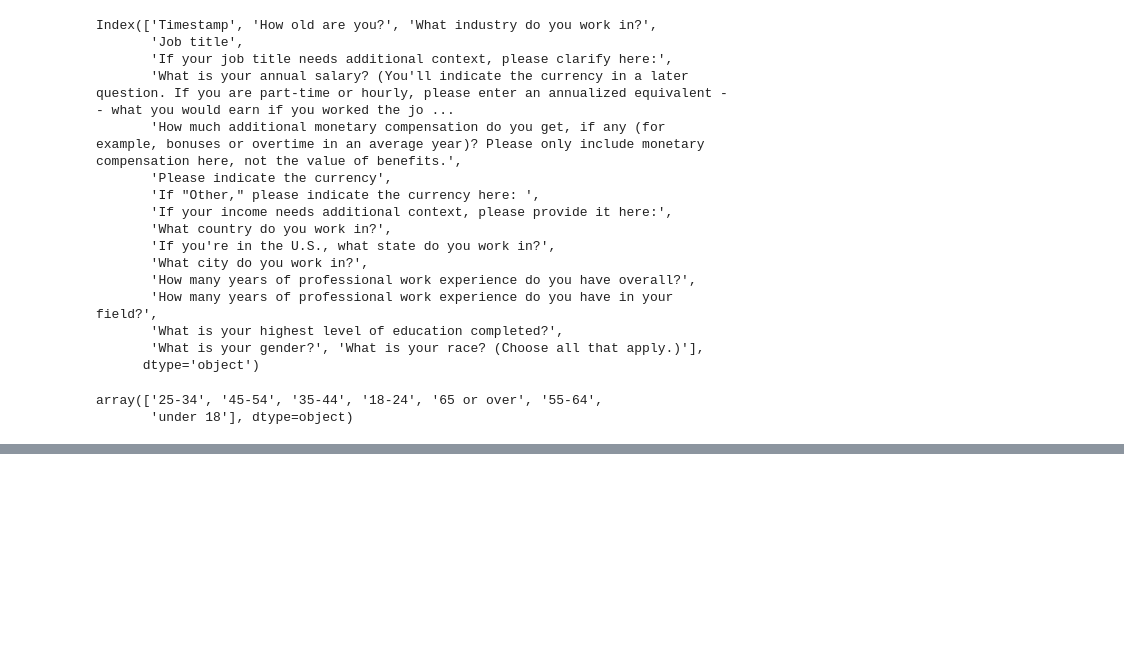
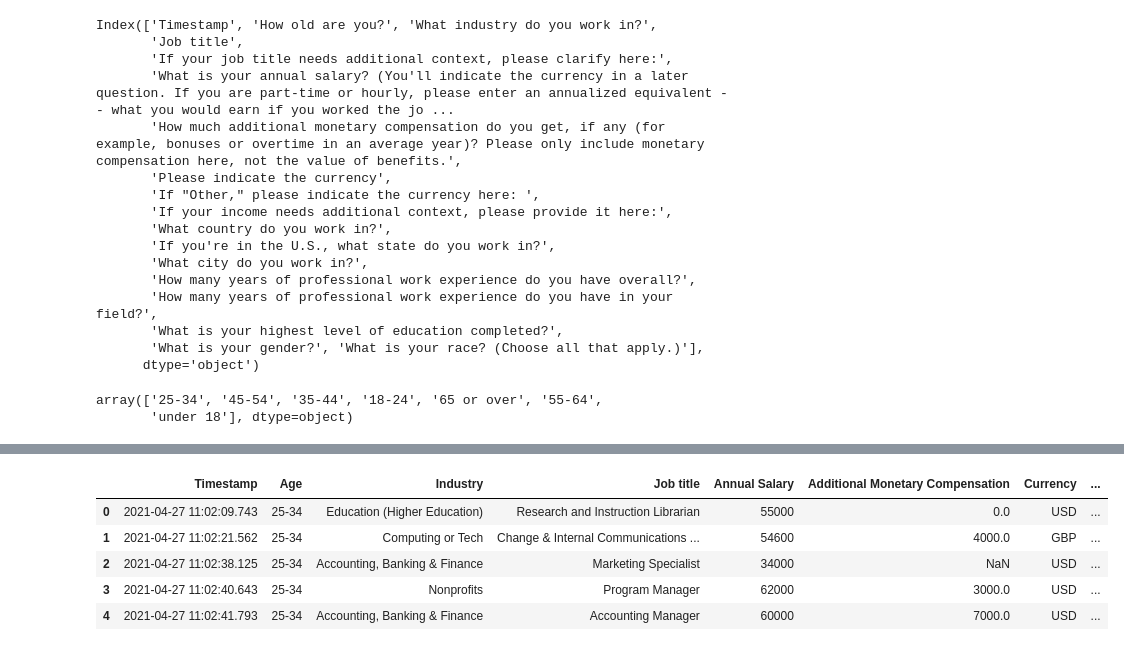
Before and after one commit to hamydang16/Data-Analysis, a Jupyter notebook: Data_cleaning.ipynb, the cells around one changed output, grey strips where cells are left out. Saved outputs shown, nothing was run; the diff lists cells and outputs as text; code cells hidden in the pictures; blank space fills up the shorter version.

Commit message:
additional cleaning

```diff
--- a/Data_cleaning.ipynb
+++ b/Data_cleaning.ipynb
@@ -144,0 +136,12 @@ dtype: int64
+# %%
+#fill na of currency column with the other currency column
+df['Currency'] = df['Currency'].fillna(df['Other currency'])
+# %%
+#drop the other currency column
+df = df.drop(columns=['Other currency'])
+# %%
+#drop the additional context for income column
+df = df.drop(columns=['If your income needs additional context, please provide it here:'])
+# %%
+#rename country column
+df = df.rename(columns={'What country do you work in?': 'Country'})
@@ -144,0 +150,9 @@ dtype: int64
+# %%
+df.head()
+# %% [output]
+|  | Timestamp | Age | Industry | Job title | Annual Salary | Additional Monetary Compensation | Currency | ... |
+| 0 | 2021-04-27 11:02:09.743 | 25-34 | Education (Higher Education) | Research and Instruction Librarian | 55000 | 0.0 | USD | ... |
+| 1 | 2021-04-27 11:02:21.562 | 25-34 | Computing or Tech | Change & Internal Communications ... | 54600 | 4000.0 | GBP | ... |
+| 2 | 2021-04-27 11:02:38.125 | 25-34 | Accounting, Banking & Finance | Marketing Specialist | 34000 | NaN | USD | ... |
+| 3 | 2021-04-27 11:02:40.643 | 25-34 | Nonprofits | Program Manager | 62000 | 3000.0 | USD | ... |
+| 4 | 2021-04-27 11:02:41.793 | 25-34 | Accounting, Banking & Finance | Accounting Manager | 60000 | 7000.0 | USD | ... |
```
Also changed, not shown: parts of 10 cells of this notebook.
